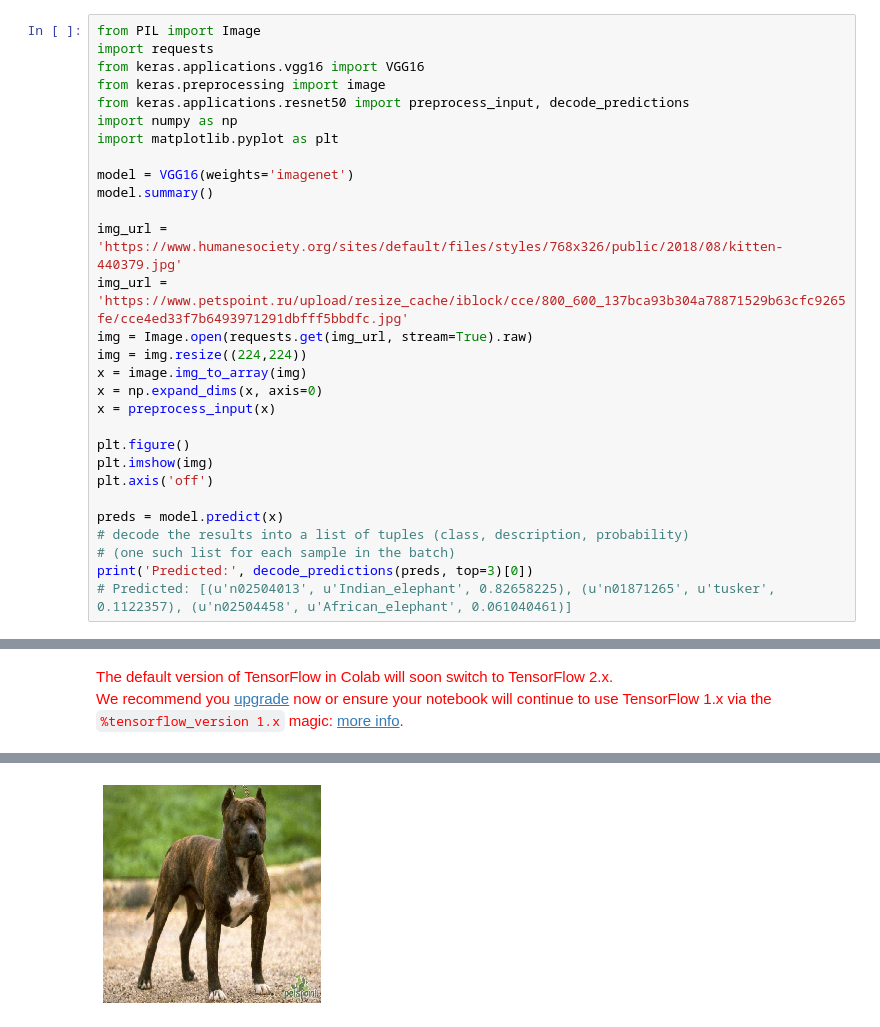
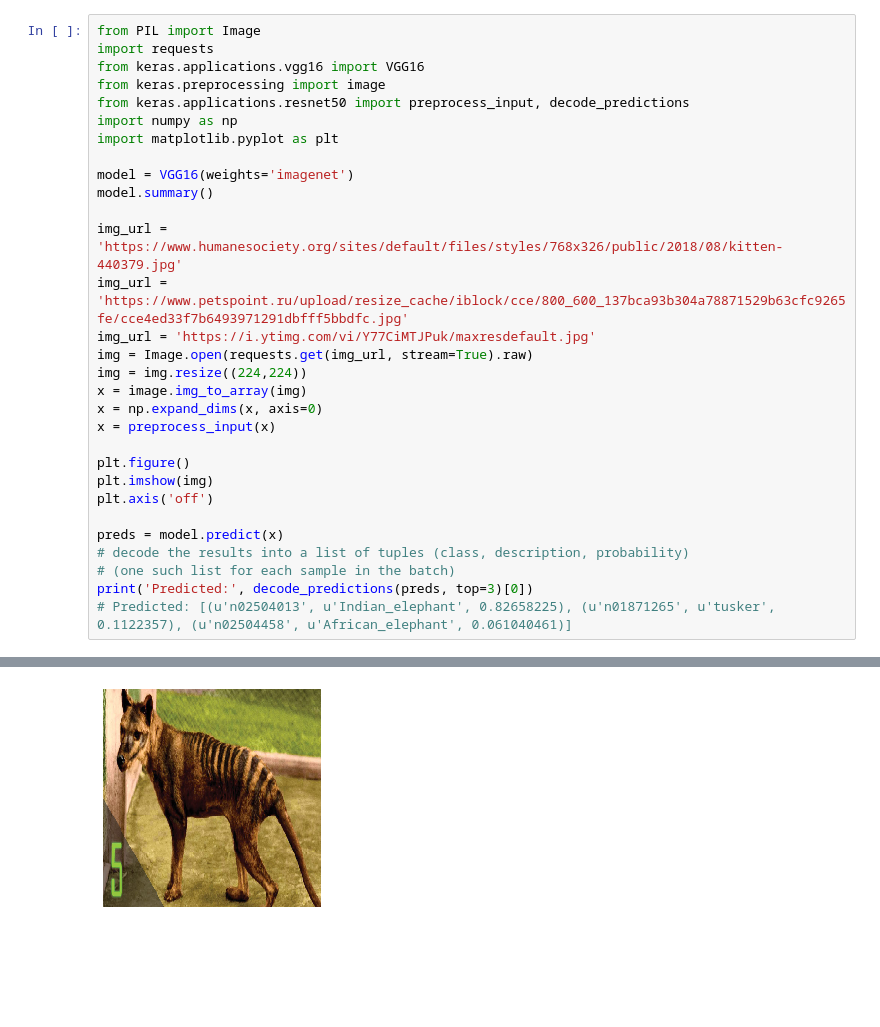
Before and after one commit to RF-Lab/lab_sources, a Jupyter notebook: notebooks/VGG15_predict.ipynb, the cells around one changed output, grey strips where cells are left out. Drawn from its saved outputs; the diff is of its cells as text; blank space fills up the shorter version.

```diff
--- a/notebooks/VGG15_predict.ipynb
+++ b/notebooks/VGG15_predict.ipynb
@@ -14,6 +14,7 @@ model.summary()
 
 img_url = 'https://www.humanesociety.org/sites/default/files/styles/768x326/public/2018/08/kitten-440379.jpg'
 img_url = 'https://www.petspoint.ru/upload/resize_cache/iblock/cce/800_600_137bca93b304a78871529b63cfc9265fe/cce4ed33f7b6493971291dbfff5bbdfc.jpg'
+img_url = 'https://i.ytimg.com/vi/Y77CiMTJPuk/maxresdefault.jpg'
 img = Image.open(requests.get(img_url, stream=True).raw)
 img = img.resize((224,224))
 x = image.img_to_array(img)
@@ -34,2 +50,0 @@ Using TensorFlow backend.
-The default version of TensorFlow in Colab will soon switch to TensorFlow 2.x.
-We recommend you upgrade now or ensure your notebook will continue to use TensorFlow 1.x via the %tensorflow_version 1.x magic: more info.
@@ -53 +51 @@ Predicted: [('n02093428', 'American_Staffordshire_terrier', 0.5761159), ('n02093
-[figure, old version]
+[figure, new version]
```
Also changed, not shown: parts of 1 cell of this notebook.
